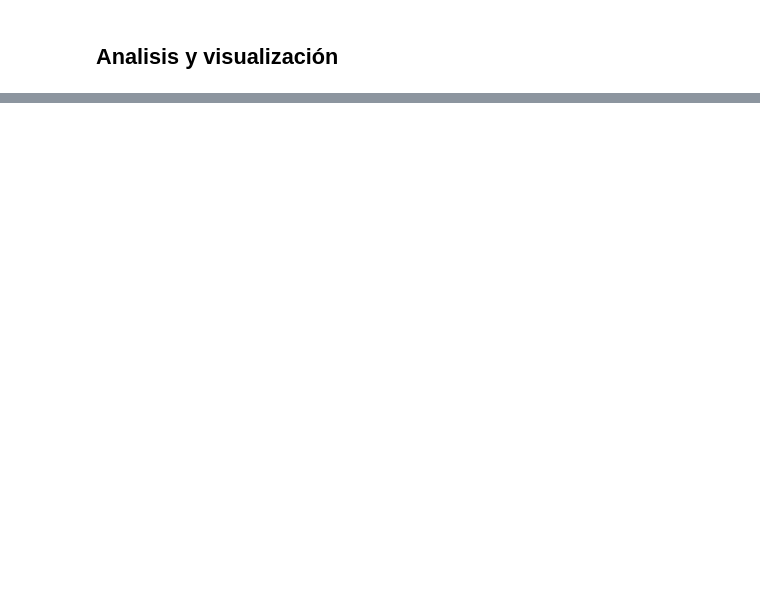
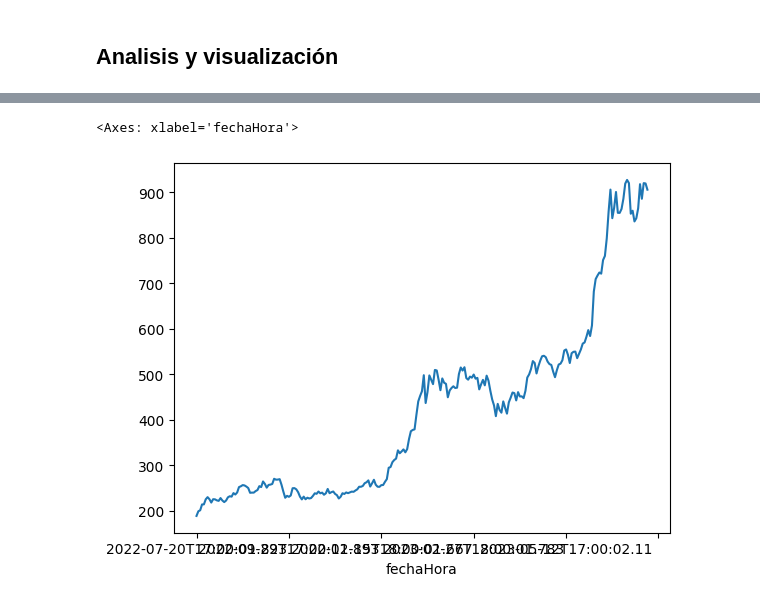
Before and after one commit to joackob/iol-client, a Jupyter notebook: uses_case/bonos.ipynb, the cells around one changed output, grey strips where cells are left out. Cells and saved outputs as stored; diff of their text form; code cells hidden in the pictures; blank space fills up the shorter version.

```diff
--- a/uses_case/bonos.ipynb
+++ b/uses_case/bonos.ipynb
@@ -56,0 +34,5 @@ df.head()
+# %%
+import pandas as pd
+
+df = pd.DataFrame(data=historico)
+df.head()
@@ -67,0 +77,3 @@ df.plot.line(x='fechaHora', y='ultimoPrecio')
+# %%
+df.set_index("fechaHora", inplace=True)
+df.head()
@@ -67,0 +88,3 @@ df.plot.line(x='fechaHora', y='ultimoPrecio')
+# %%
+up = df['ultimoPrecio']
+up.head()
@@ -67,0 +99,3 @@ df.plot.line(x='fechaHora', y='ultimoPrecio')
+# %%
+up = up.sort_index(ascending=True)
+up
@@ -67,0 +116,5 @@ df.plot.line(x='fechaHora', y='ultimoPrecio')
+# %%
+up.plot.line()
+# %% [output]
+<Axes: xlabel='fechaHora'>
+[figure, added]
```
Also changed, not shown: parts of 17 cells of this notebook.
